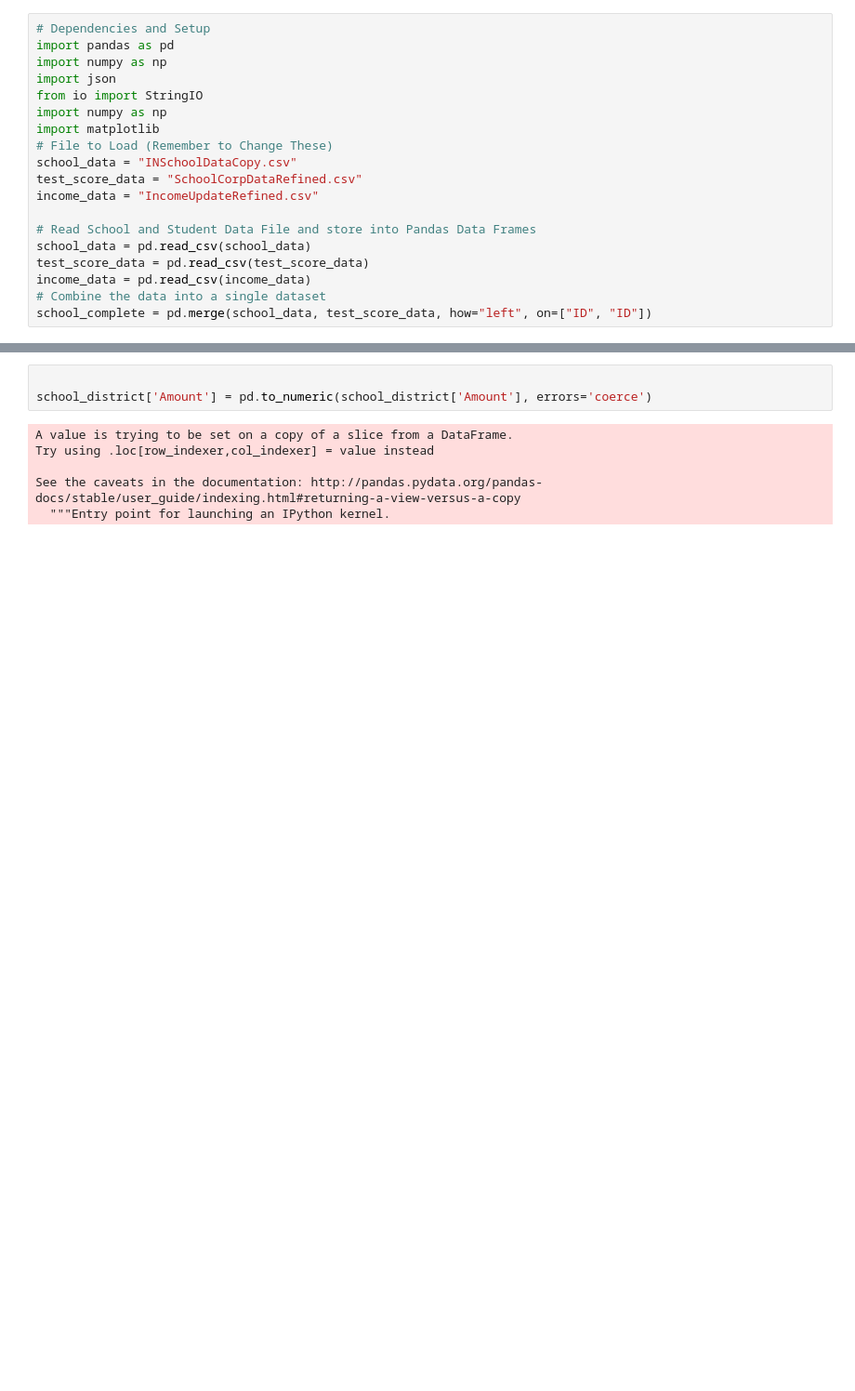
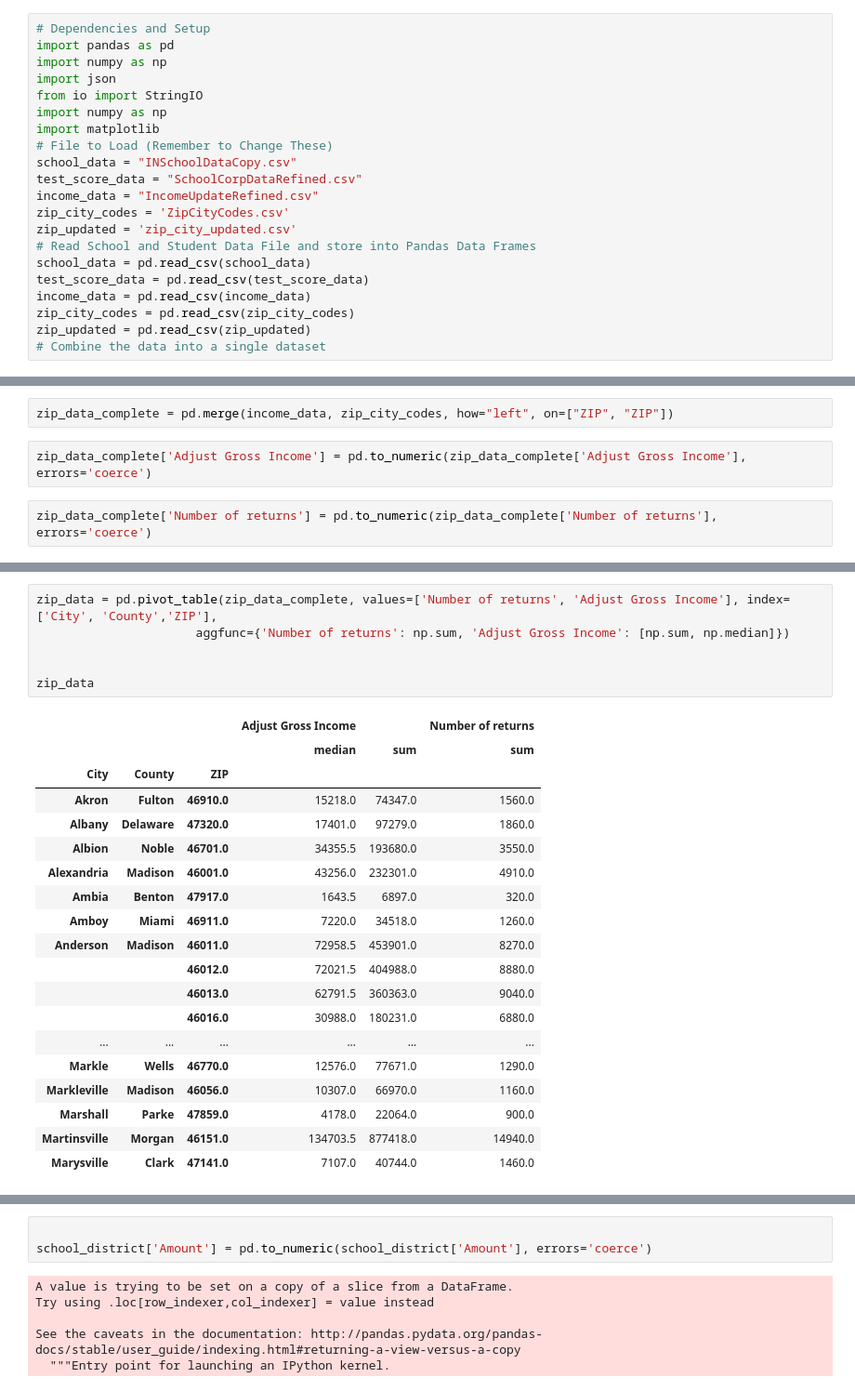
Before and after one commit to emmaolof/Does-Higher-Median-Income-Mean-Higher-Test-Scores-, a Jupyter notebook: Group Project Brent.ipynb, the cells around one changed output, grey strips where cells are left out. Shown at 93% size. Cells and saved outputs as stored; diff of their text form; blank space fills up the shorter version.

```diff
--- a/Group Project Brent.ipynb
+++ b/Group Project Brent.ipynb
@@ -10,10 +10,12 @@ import matplotlib
 school_data = "INSchoolDataCopy.csv"
 test_score_data = "SchoolCorpDataRefined.csv"
 income_data = "IncomeUpdateRefined.csv"
-
+zip_city_codes = 'ZipCityCodes.csv'
+zip_updated = 'zip_city_updated.csv'
 # Read School and Student Data File and store into Pandas Data Frames
 school_data = pd.read_csv(school_data)
 test_score_data = pd.read_csv(test_score_data)
 income_data = pd.read_csv(income_data)
+zip_city_codes = pd.read_csv(zip_city_codes)
+zip_updated = pd.read_csv(zip_updated)
 # Combine the data into a single dataset
-school_complete = pd.merge(school_data, test_score_data, how="left", on=["ID", "ID"])
@@ -68,0 +86,6 @@ school_income_complete
+# %%
+zip_data_complete = pd.merge(income_data, zip_city_codes, how="left", on=["ZIP", "ZIP"])
+# %%
+zip_data_complete['Adjust Gross Income'] = pd.to_numeric(zip_data_complete['Adjust Gross Income'], errors='coerce')
+# %%
+zip_data_complete['Number of returns'] = pd.to_numeric(zip_data_complete['Number of returns'], errors='coerce')
@@ -69 +103,27 @@ school_income_complete
+# %%
+zip_data = pd.pivot_table(zip_data_complete, values=['Number of returns', 'Adjust Gross Income'], index=['City', 'County','ZIP'],
+                      aggfunc={'Number of returns': np.sum, 'Adjust Gross Income': [np.sum, np.median]})
+
+
+zip_data
+# %% [output]
+|  |  |  | Adjust Gross Income |  | Number of returns |
+|  |  |  | median | sum | sum |
+| City | County | ZIP |  |  |  |
+| Akron | Fulton | 46910.0 | 15218.0 | 74347.0 | 1560.0 |
+| Albany | Delaware | 47320.0 | 17401.0 | 97279.0 | 1860.0 |
+| Albion | Noble | 46701.0 | 34355.5 | 193680.0 | 3550.0 |
+| Alexandria | Madison | 46001.0 | 43256.0 | 232301.0 | 4910.0 |
+| Ambia | Benton | 47917.0 | 1643.5 | 6897.0 | 320.0 |
+| Amboy | Miami | 46911.0 | 7220.0 | 34518.0 | 1260.0 |
+| Anderson | Madison | 46011.0 | 72958.5 | 453901.0 | 8270.0 |
+|  |  | 46012.0 | 72021.5 | 404988.0 | 8880.0 |
+|  |  | 46013.0 | 62791.5 | 360363.0 | 9040.0 |
+|  |  | 46016.0 | 30988.0 | 180231.0 | 6880.0 |
+| ... | ... | ... | ... | ... | ... |
+| Markle | Wells | 46770.0 | 12576.0 | 77671.0 | 1290.0 |
+| Markleville | Madison | 46056.0 | 10307.0 | 66970.0 | 1160.0 |
+| Marshall | Parke | 47859.0 | 4178.0 | 22064.0 | 900.0 |
+| Martinsville | Morgan | 46151.0 | 134703.5 | 877418.0 | 14940.0 |
+| Marysville | Clark | 47141.0 | 7107.0 | 40744.0 | 1460.0 |
 # %%
```
Also changed, not shown: parts of 15 cells of this notebook, 2 other files.
